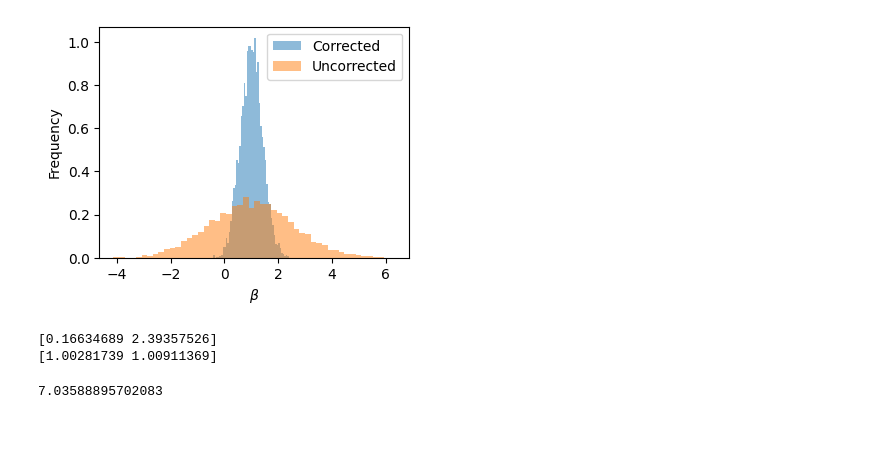
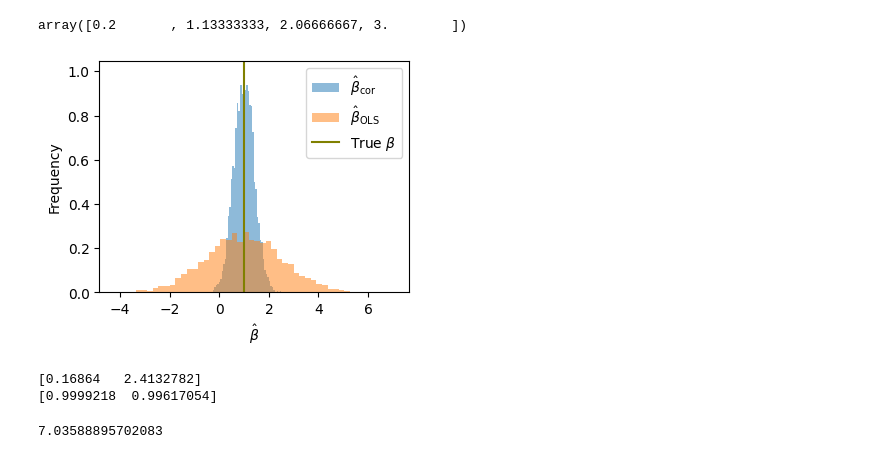
Before and after one commit to ihmeuw-msca/CorrelationCorrection, a Jupyter notebook: simulation.ipynb, the cells around one changed output. Cells and saved outputs as stored; diff of their text form; code cells hidden in the pictures; blank space fills up the shorter version.

Commit message:
Image changes

```diff
--- a/simulation.ipynb
+++ b/simulation.ipynb
@@ -28,21 +28,26 @@ n_samps = 10
 beta_true = 1
 
 results = np.array([simulate_beta(x_vals,n_samps=n_samps,n_samps_control=n_samps_control,beta_true=beta_true)[:2] for _ in range(5000)])
+# %%
+x_vals
+# %% [output]
+array([0.2       , 1.13333333, 2.06666667, 3.        ])
 # %%
 plt.figure(figsize=(4,3))
-plt.hist(results[:,0],50,alpha = 0.5,density=True,label="Corrected")
-plt.hist(results[:,1],50,alpha = 0.5,density=True,label="Uncorrected")
-plt.xlabel(r"$\beta$")
+plt.hist(results[:,0],50,alpha = 0.5,density=True,label=r"$\hat\beta_{\mathrm{cor}}$")
+plt.hist(results[:,1],50,alpha = 0.5,density=True,label=r"$\hat\beta_{\mathrm{OLS}}$")
+plt.axvline(x = 1, color = 'olive', label = r'True $\beta$')
+plt.xlabel(r"$\hat \beta$")
 plt.ylabel("Frequency")
 plt.legend()
 plt.savefig("images/distribution_plot.pdf",bbox_inches="tight",pad_inches=0.1)
 plt.show()
 print(np.var(results,axis=0))
 print(np.mean(results,axis=0))
 # %% [output]
-[figure, old version]
+[figure, new version]
-[0.16634689 2.39357526]
-[1.00281739 1.00911369]
+[0.16864   2.4132782]
+[0.9999218  0.99617054]
 # %%
 x_vals = np.linspace(1.2,3,10)
 n_samps_control = 1
```
Also changed, not shown: 5 other files.
